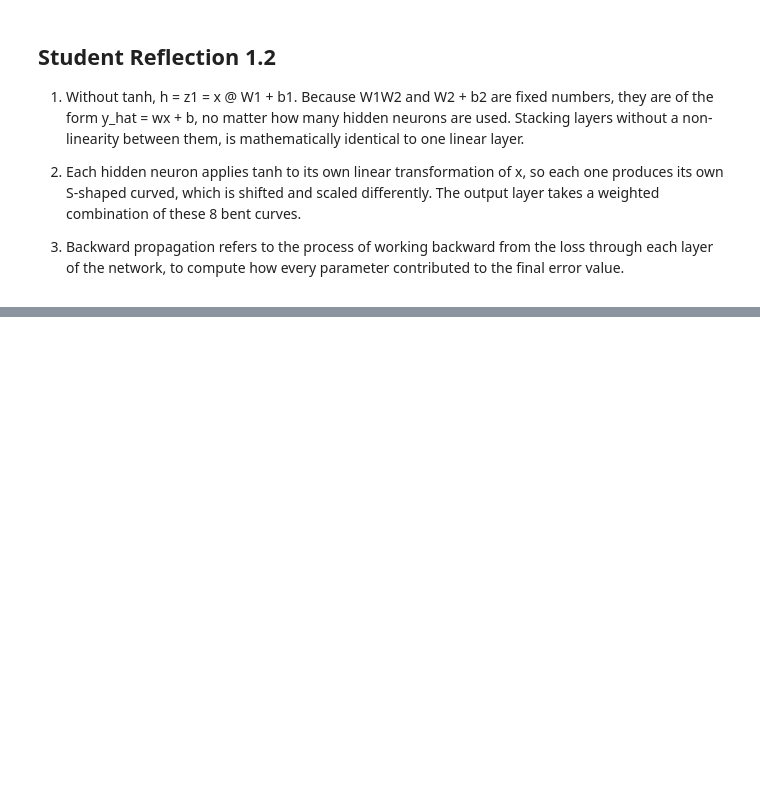
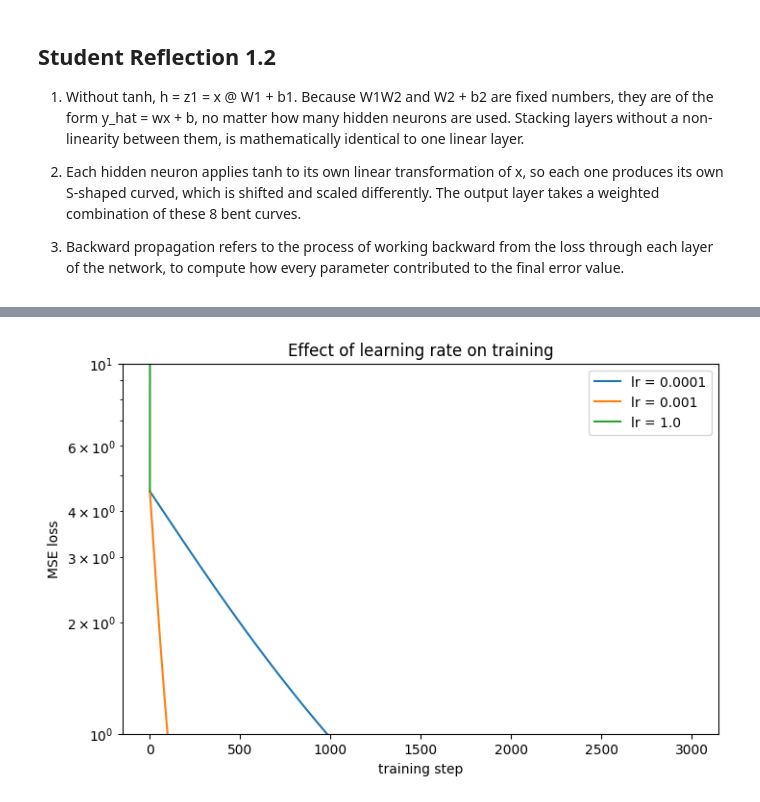
Before and after one commit to dan-the-man7/lab-3, a Jupyter notebook: lab_3.ipynb, the cells around one changed output, grey strips where cells are left out. Drawn from its saved outputs; the diff is of its cells as text; code cells hidden in the pictures; blank space fills up the shorter version.

```diff
--- a/lab_3.ipynb
+++ b/lab_3.ipynb
@@ -157,0 +105,70 @@ Final Loss Value is 0.0244
+# %%
+
+#Part 1.3
+def train_toy(learning_rate, steps = 3000):
+# Resets the seed every time the function is called
+# guaranteeing that all three runs begin from the exact same random initial weights.
+# Therefore, any differences seen afterwards are caused by only the learning rate.
+    np.random.seed(RANDOM_STATE)
+
+    W1 = np.random.randn(1,8) * 0.5
+    b1 = np.random.randn(8) * 0.5
+    W2 = np.random.randn(8,1) * 0.5
+    b2 = np.random.randn(1) * 0.5
+
+    x_col = x.reshape(-1, 1)
+    y_col = y.reshape(-1, 1)
+
+    losses = []
+
+    for step in range(steps):
+      # Forward pass
+      z1 = x_col @ W1 + b1
+      # Applies tanh
+      h = np.tanh(z1)
+      y_h = h @ W2 + b2
+
+      ## Mean Squared Error
+      loss = np.mean((y_h - y_col) ** 2)
+
+      # Backward Pass
+
+      d_yh = 2 * (y_h - y_col) / len(y_col)
+      dW2 = h.T @ d_yh
+      dB2 = d_yh.sum(axis = 0)
+      dh = d_yh @ W2.T
+      dz1 = dh * (1 - np.tanh(z1) ** 2)
+      dW1 = x_col.T @ dz1
+      db1 = dz1.sum(axis=0)
+
+      # Update, adjust every parameter a small step opposite its gradient.
+      W1 -= learning_rate * dW1
+      b1 -= learning_rate * db1
+      W2 -= learning_rate * dW2
+      b2 -= learning_rate * dB2
+
+      losses.append(loss)
+
+    return losses
+
+# print(f"Final Loss Value is {losses[-1]:.4f}")
+
+learning_rates = [0.0001, 0.001, 1.0]
+results = {}
+
+for lr in learning_rates:
+  results[lr] = train_toy(lr, steps=3000)
+
+fig, ax = plt.subplots(figsize=(8, 5))
+
+for lr, losses in results.items():
+  ax.plot(losses, label=f"lr = {lr}")
+
+ax.set_yscale("log")
+ax.set_xlabel("training step")
+ax.set_ylabel("MSE loss")
+ax.set_title("Effect of learning rate on training")
+ax.legend()
+plt.show()
+# %% [output]
+[figure, added]
```
Also changed, not shown: parts of 2 cells of this notebook.
